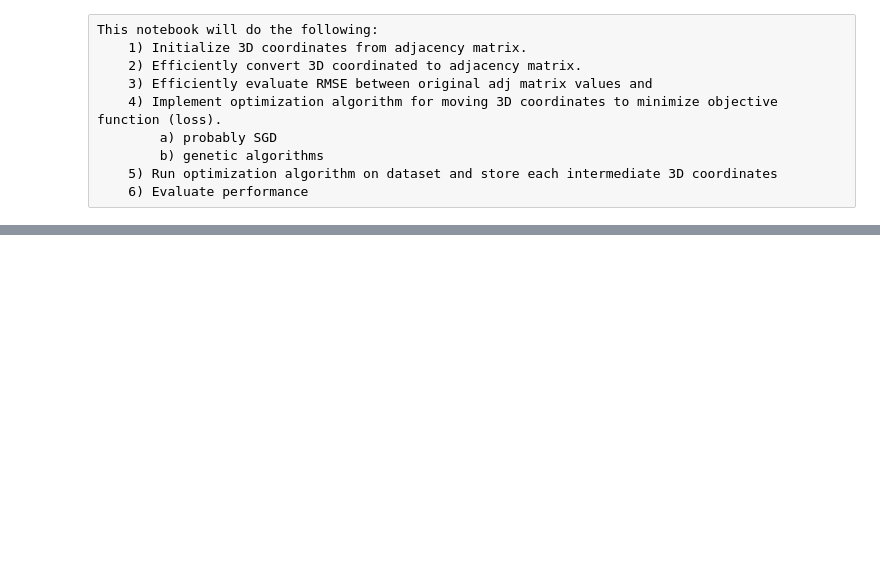
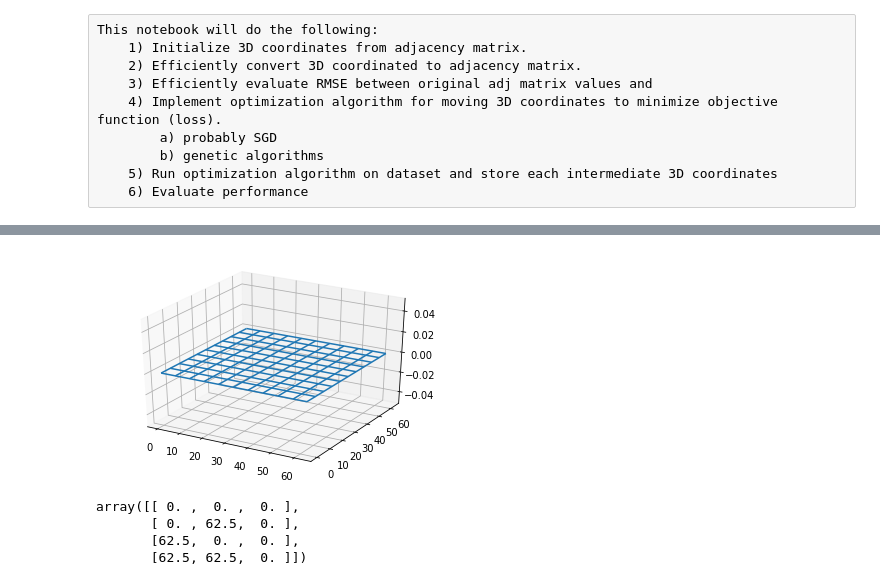
Before and after one commit to gt-big-data/TimePlotter, a Jupyter notebook: analysis/Analysis.ipynb, the cells around one changed output, grey strips where cells are left out. Drawn from its saved outputs; the diff is of its cells as text; code cells hidden in the pictures; blank space fills up the shorter version.

```diff
--- a/analysis/Analysis.ipynb
+++ b/analysis/Analysis.ipynb
@@ -62,0 +41,42 @@ def sgd(coordinates, adjacency_matrix):
+# %%
+# convert adjacency_matrix to an initial "guess" at 3D coordinates. We want 3D coordinates to have minimal Z components
+# please make Z = 0 for all points, and all x and y be seperated by average time difference (this is for mesh input)
+# num_columns and num_rows are needed to know where everything is related to.
+
+def initialize_coordinates(adjacency_matrix, num_rows, num_columns):
+    # make coordinates matrix
+    if num_rows * num_columns != adjacency_matrix.shape[0] or adjacency_matrix.shape[0] != adjacency_matrix.shape[1]:
+        raise ValueError("Your dimensions are wrong! Get it together breh")
+
+    coordinates = np.zeros(shape = (adjacency_matrix.shape[0], 3))
+    cx = adjacency_matrix.tocoo()
+
+    # find average time seperation
+    weight = 0
+    counter = 0
+    for i,j,v in zip(cx.row, cx.col, cx.data):
+        counter += 1
+        weight += v
+    avg = weight/counter
+
+    # make mesh to find where each coordinate should begin
+    mesh = np.zeros(shape = (num_rows, num_columns, 3))
+    for i,j in itertools.product(range(num_rows), range(num_columns)):
+        mesh[i,j,0] = i*avg
+        mesh[i,j,1] = j*avg
+
+    # set coordinates from mesh and return
+    for i,j in itertools.product(range(num_rows), range(num_columns)):
+        index = i * num_columns + j
+        coordinates[index,:] = mesh[i,j,:]
+    return coordinates
+# %%
+coordinates = initialize_coordinates(original_adjacency_matrix, 2, 2)
+plot_coordinates(coordinates)
+coordinates
+# %% [output]
+[figure, added]
+array([[ 0. ,  0. ,  0. ],
+       [ 0. , 62.5,  0. ],
+       [62.5,  0. ,  0. ],
+       [62.5, 62.5,  0. ]])
```
Also changed, not shown: parts of 25 cells of this notebook, 2 other files.
